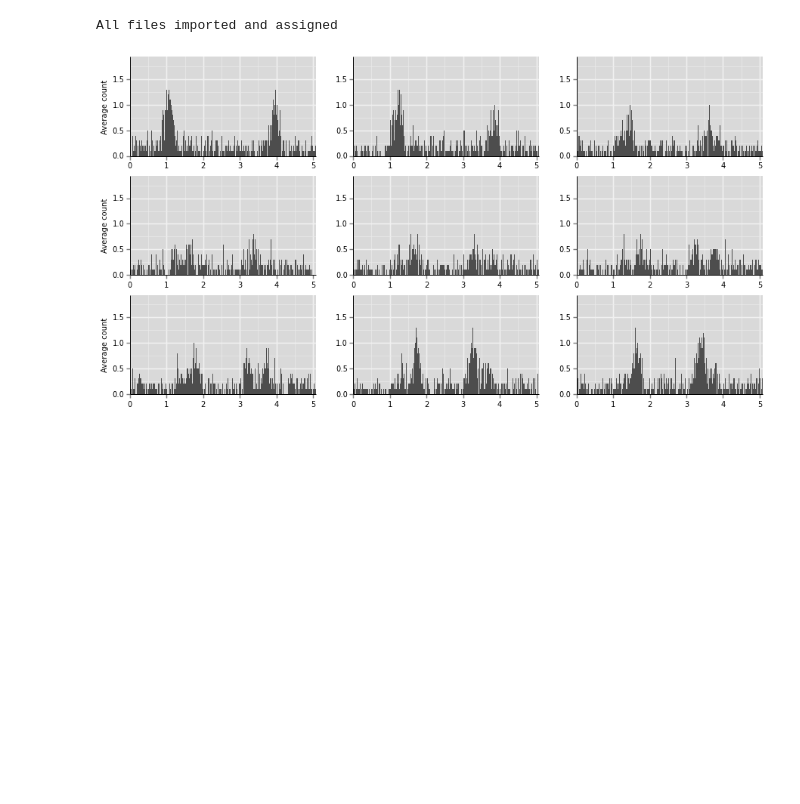
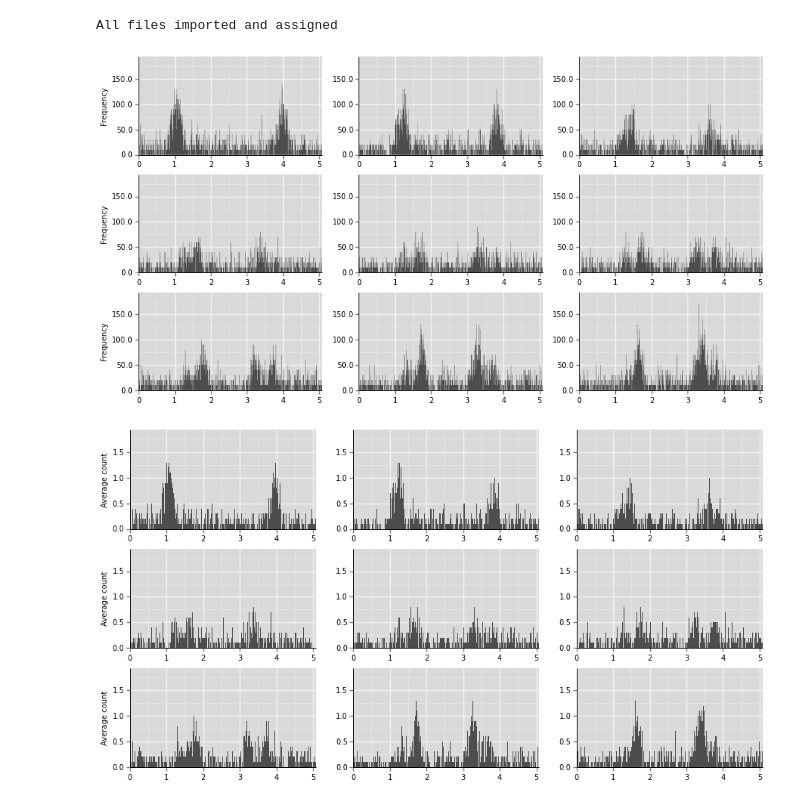
Before and after one commit to maegul/zeus, a Jupyter notebook: Zeus_proto_typing.ipynb, the cells around one changed output. Drawn from its saved outputs; the diff is of its cells as text; code cells hidden in the pictures; blank space fills up the shorter version.

```diff
--- a/Zeus_proto_typing.ipynb
+++ b/Zeus_proto_typing.ipynb
@@ -424,3 +424,7 @@ mbc7.Analyse(bin_width=0.01)
+# %%
+mbc7.PSTH(density=False)
+# %% [output]
+[figure, added]
 # %%
 mbc7.PSTH(frequency=False, plot_type='hist', density=False)
 # %% [output]
```
Also changed, not shown: parts of 15 cells of this notebook, 2 other files.
